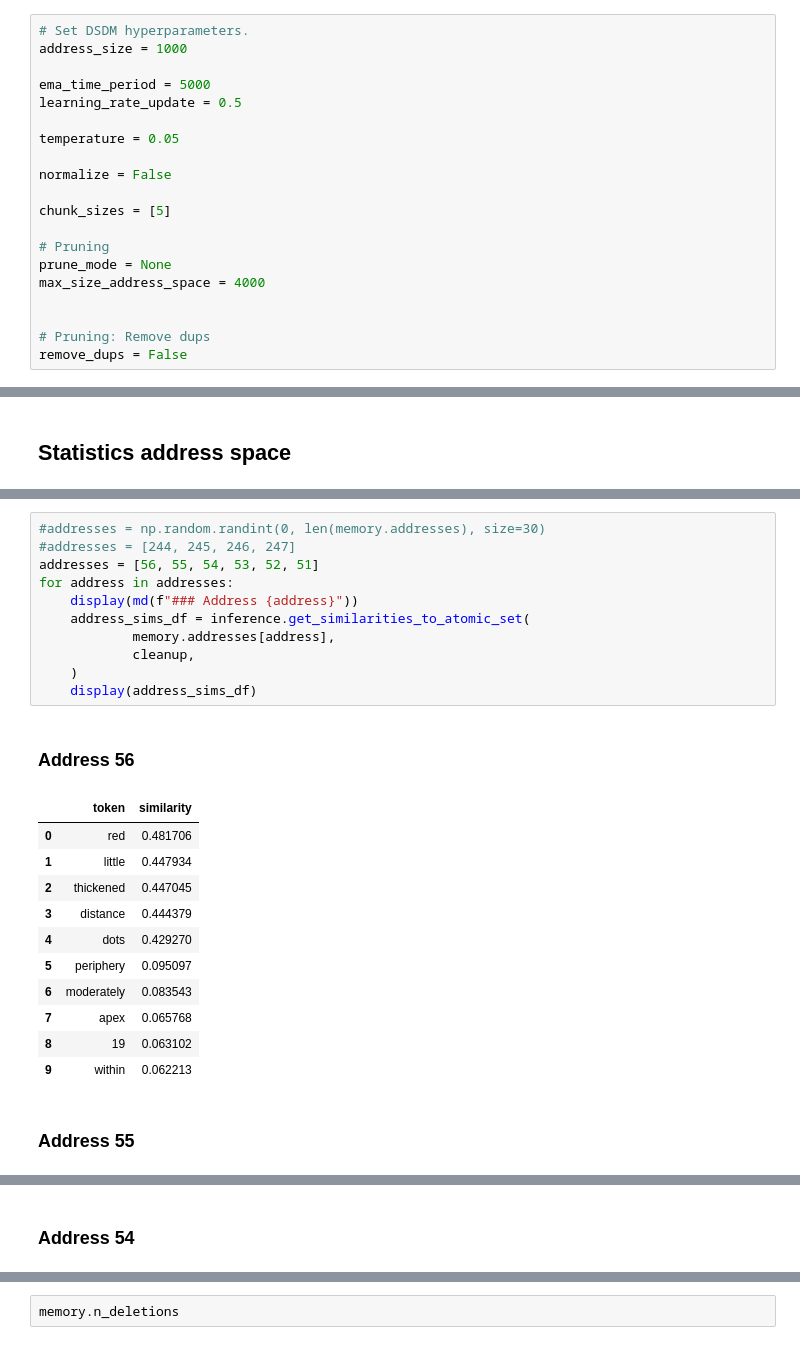
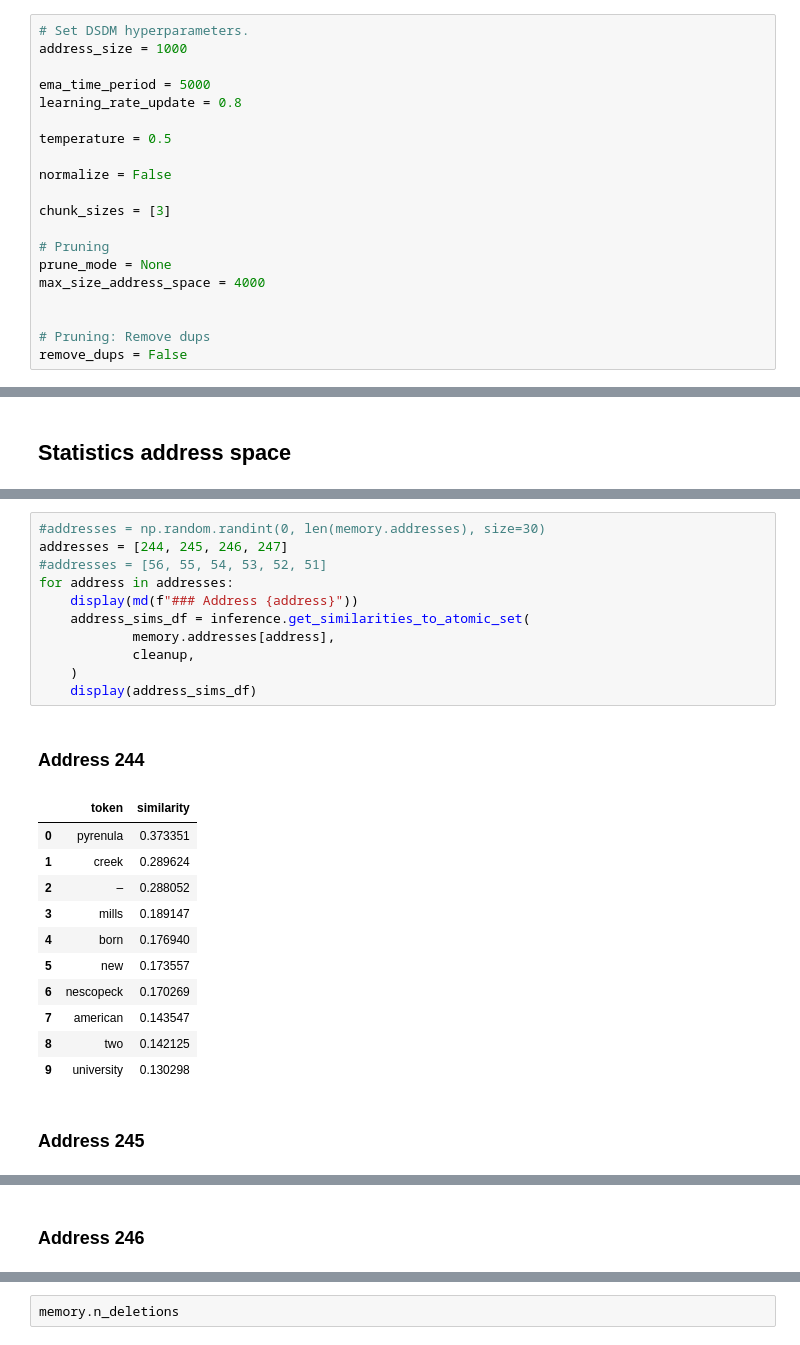
Before and after one commit to dfichiu/ba-thesis, a Jupyter notebook: src/experiments/experiment_wikipedia.ipynb, the cells around one changed output, grey strips where cells are left out. Drawn from its saved outputs; the diff is of its cells as text.

```diff
--- a/src/experiments/experiment_wikipedia.ipynb
+++ b/src/experiments/experiment_wikipedia.ipynb
@@ -67,13 +60,13 @@ Using seed: 41
 address_size = 1000
 
 ema_time_period = 5000
-learning_rate_update = 0.5
+learning_rate_update = 0.8
 
-temperature = 0.05
+temperature = 0.5
 
 normalize = False
 
-chunk_sizes = [5]
+chunk_sizes = [3]
 
 # Pruning
 prune_mode = None
@@ -285,26 +272,26 @@ tensor([2, 3])
 # %%
 #addresses = np.random.randint(0, len(memory.addresses), size=30)
-#addresses = [244, 245, 246, 247]
-addresses = [56, 55, 54, 53, 52, 51]
+addresses = [244, 245, 246, 247]
+#addresses = [56, 55, 54, 53, 52, 51]
 for address in addresses:
     display(md(f"### Address {address}"))
     address_sims_df = inference.get_similarities_to_atomic_set(
             memory.addresses[address],
             cleanup,
     )
     display(address_sims_df)
 # %% [output]
-### Address 56
+### Address 244
 |  | token | similarity |
-| 0 | red | 0.481706 |
-| 1 | little | 0.447934 |
-| 2 | thickened | 0.447045 |
-| 3 | distance | 0.444379 |
-| 4 | dots | 0.429270 |
-| 5 | periphery | 0.095097 |
-| 6 | moderately | 0.083543 |
-| 7 | apex | 0.065768 |
-| 8 | 19 | 0.063102 |
-| 9 | within | 0.062213 |
+| 0 | pyrenula | 0.373351 |
+| 1 | creek | 0.289624 |
+| 2 | – | 0.288052 |
+| 3 | mills | 0.189147 |
+| 4 | born | 0.176940 |
+| 5 | new | 0.173557 |
+| 6 | nescopeck | 0.170269 |
+| 7 | american | 0.143547 |
+| 8 | two | 0.142125 |
+| 9 | university | 0.130298 |
-### Address 55
+### Address 245
 |  | token | similarity |
@@ -321,2 +308,2 @@ for address in addresses:
-### Address 54
+### Address 246
 |  | token | similarity |
```
Also changed, not shown: parts of 9 cells of this notebook, 8 other files.
